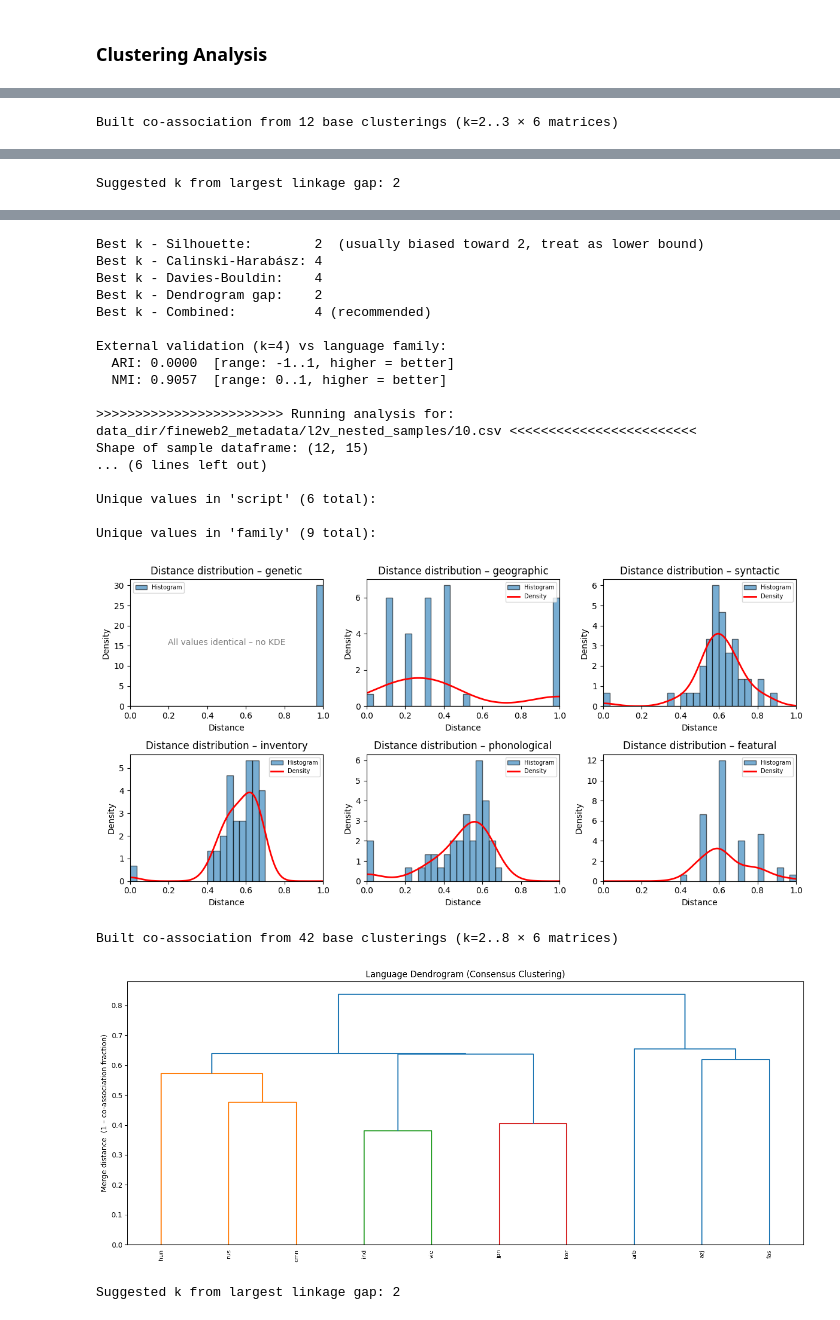
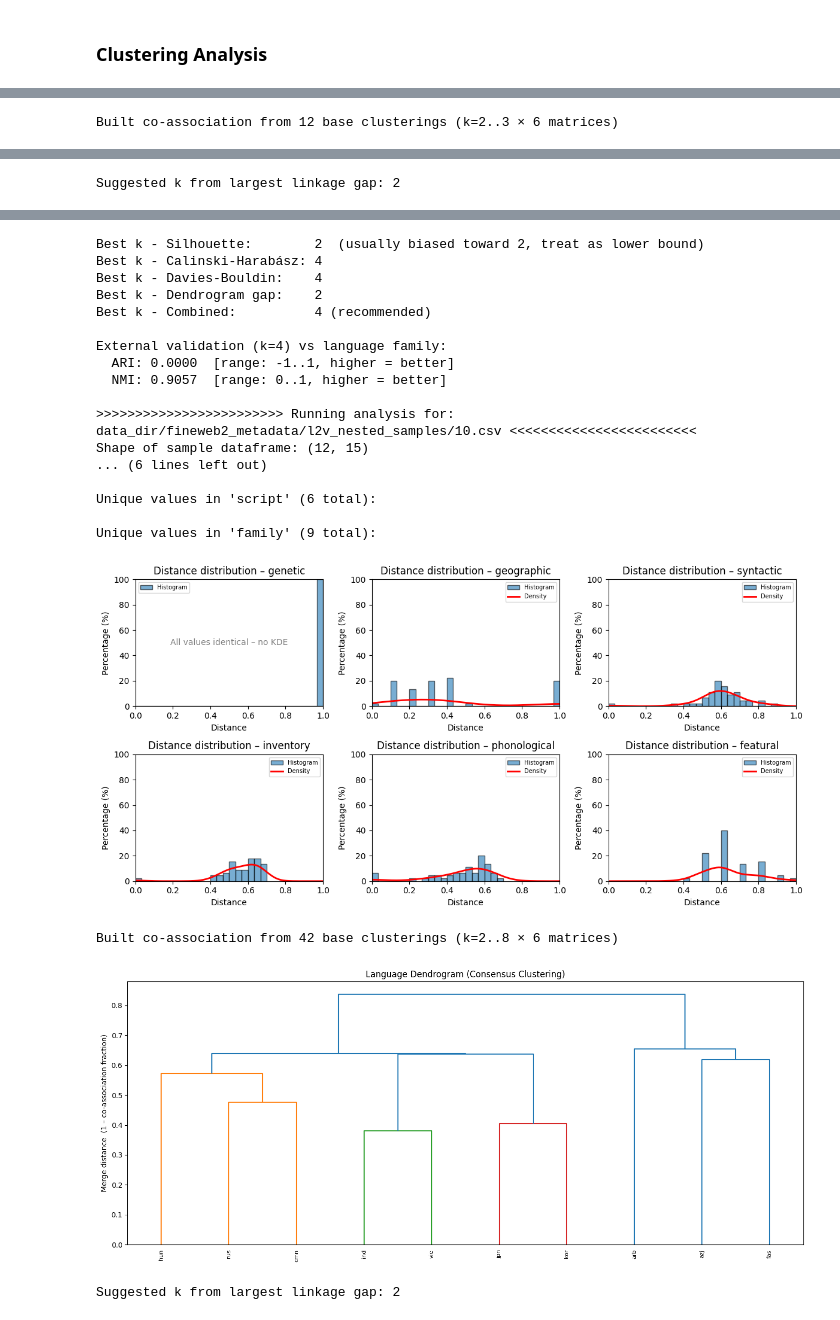
Before and after one commit to dice-group/moe-study, a Jupyter notebook: data_sample/notebook/sample_cluster_analysis.ipynb, the cells around one changed output, grey strips where cells are left out. Cells and saved outputs as stored; diff of their text form; code cells hidden in the pictures.

```diff
--- a/data_sample/notebook/sample_cluster_analysis.ipynb
+++ b/data_sample/notebook/sample_cluster_analysis.ipynb
@@ -114,25 +114,29 @@ def run_cluster_analysis(sample_lang_doc_distr_df):
                        for distance_name in eval_distances}
 
     # Visualize distribution of each distance matrix (2 rows × 3 cols)
+    n_bins = 30
+    bin_width = 1.0 / n_bins
     fig, axes = plt.subplots(2, 3, figsize=(12, 6))
     for ax, (name, mat) in zip(axes.flat, dist_matrix_map.items()):
         mat_arr   = np.asarray(mat, dtype=float)
         tril_vals = mat_arr[np.tril_indices_from(mat_arr, k=-1)]
 
-        ax.hist(tril_vals, bins=30, range=(0, 1), density=True,
+        weights = np.ones_like(tril_vals) / len(tril_vals) * 100  # convert counts to %
+        ax.hist(tril_vals, bins=n_bins, range=(0, 1), weights=weights,
                 edgecolor='black', alpha=0.6, label='Histogram')
         if np.var(tril_vals) > 0:
             jittered = tril_vals + rng.normal(scale=1e-12, size=tril_vals.shape)  # avoids KDE bandwidth=0 edge case
             kde = gaussian_kde(jittered)
             xs = np.linspace(0, 1, 200)
-            ax.plot(xs, kde(xs), color='red', lw=2, label='Density')
+            ax.plot(xs, kde(xs) * bin_width * 100, color='red', lw=2, label='Density')
         else:
             ax.text(0.5, 0.5, 'All values identical – no KDE',
                     transform=ax.transAxes, ha='center', va='center', color='gray')
         ax.set_title(f'Distance distribution – {name}')
         ax.set_xlabel('Distance')
-        ax.set_ylabel('Density')
+        ax.set_ylabel('Percentage (%)')
         ax.set_xlim(0, 1)
+        ax.set_ylim(0, 100)
         ax.legend(fontsize=7)
     plt.tight_layout()
     plt.show()
@@ -298,25 +302,25 @@ Unique values in 'family' (5 total):
 Built co-association from 12 base clusterings (k=2..3 × 6 matrices)
 [figure]
 Suggested k from largest linkage gap: 2
 [figure]
 Best k - Silhouette:        2  (usually biased toward 2, treat as lower bound)
 Best k - Calinski-Harabász: 4
 Best k - Davies-Bouldin:    4
 Best k - Dendrogram gap:    2
 Best k - Combined:          4 (recommended)
 
 External validation (k=4) vs language family:
   ARI: 0.0000  [range: -1..1, higher = better]
   NMI: 0.9057  [range: 0..1, higher = better]
 
 >>>>>>>>>>>>>>>>>>>>>>>> Running analysis for: data_dir/fineweb2_metadata/l2v_nested_samples/10.csv <<<<<<<<<<<<<<<<<<<<<<<<
 Shape of sample dataframe: (12, 15)
 ... (6 lines left out)
 
 Unique values in 'script' (6 total):
 
 Unique values in 'family' (9 total):
-[figure, old version]
+[figure, new version]
 Built co-association from 42 base clusterings (k=2..8 × 6 matrices)
 [figure]
 Suggested k from largest linkage gap: 2
```
Also changed, not shown: parts of 1 cell of this notebook.
